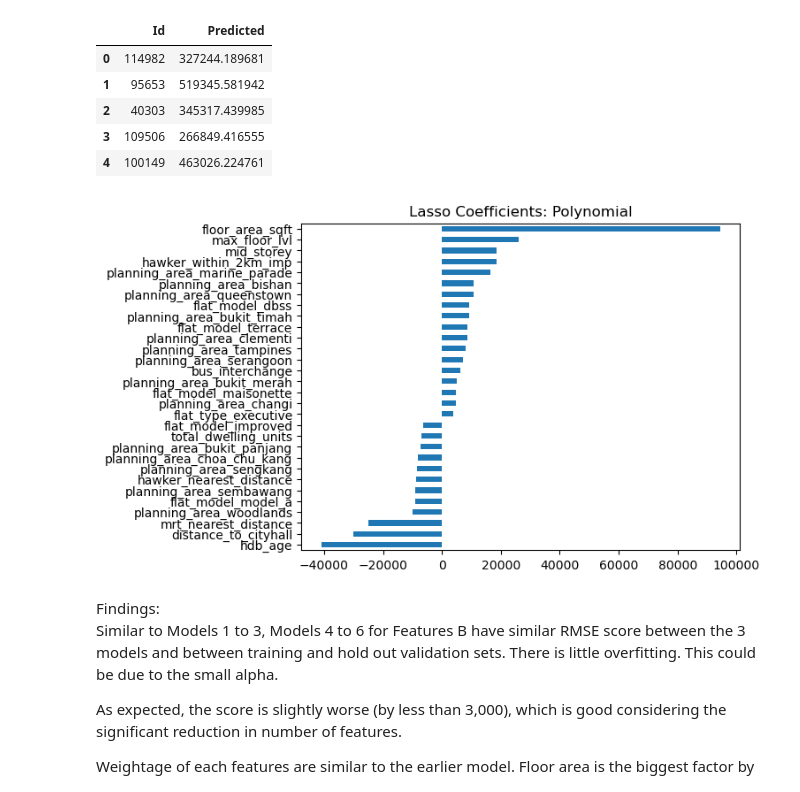
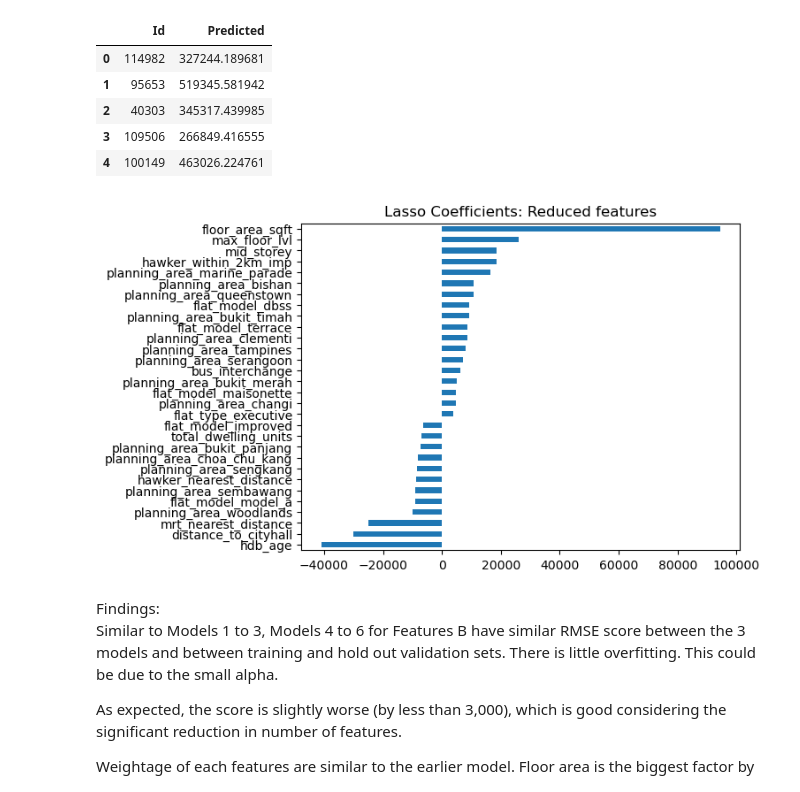
Before and after one commit to chanhaosheng/project-submissions, a Jupyter notebook: project_2/project_2_part2.ipynb, the cells around one changed output. Drawn from its saved outputs; the diff is of its cells as text; code cells hidden in the pictures.

```diff
--- a/project_2/project_2_part2.ipynb
+++ b/project_2/project_2_part2.ipynb
@@ -141,6 +141,8 @@ For linear regression and lasso, we will use a 10 folds cross validation for the
 Evaluation will be based on root mean square error (RMSE) score while taking into consideration the number of features used.
 # %%
 # Create a function to to obtain the RMSE and alpha if applicable, based on given scaled train and validation sets
+summary_rmse = []
+
 
 def rmse_model(X_train, X_val, y_train, y_val, model, feature, cv_input): # for model: to input 'lr'/'ridge'/'lasso'
     if model == 'lr':
@@ -160,12 +162,21 @@ def rmse_model(X_train, X_val, y_train, y_val, model, feature, cv_input): # for
     coef = model_input.coef_
 
     print(f"{feature} / {model.upper()} RMSE train: {round(model_rmse.mean(), 2)}")
+    summary_rmse.append(f"{feature} / {model.upper()} RMSE train: {round(model_rmse.mean(), 2)}")
+
     print(f"{feature} / {model.upper()} RMSE val: {round(model_rmse_val, 2)}")
+    summary_rmse.append(f"{feature} / {model.upper()} RMSE val: {round(model_rmse_val, 2)}")
 
     if model in ('ridge', 'lasso'):
         print(f"best alpha: {round(model_input.alpha_,2)}")
+        summary_rmse.append(f"best alpha: {round(model_input.alpha_,2)}")
 
     return (model_input, coef)
+# %%
+# Create a function to to obtain the RMSE and alpha if applicable, based on given scaled train and validation sets
+def coef_plot(model_coef, input_feature, input_title):
+    pd.Series(model_coef, index=input_feature).sort_values().plot.barh()
+    plt.title(input_title);
 # %%
 # Store resale_price as y
 y = flats['resale_price']
@@ -549,12 +560,10 @@ test_predict_2.head()
 # Export to csv
 test_predict_2.to_csv('datasets/predict/test_predict_2.csv', index=False)
 # %%
-# Filter to narrow down to top 30 features and sorted
-pd.Series(lasso_2_coef, index=features_b).sort_values().plot.barh()
-
-plt.title("Lasso Coefficients: Polynomial");
+# Plot coef to compare
+coef_plot(lasso_2_coef, features_b, "Lasso Coefficients: Reduced features")
 # %% [output]
-[figure, old version]
+[figure, new version]
 # %% [markdown]
 Findings: <br>
 Similar to Models 1 to 3, Models 4 to 6 for Features B have similar RMSE score between the 3 models and between training and hold out validation sets. There is little overfitting. This could be due to the small alpha.
```
Also changed, not shown: parts of 3 cells of this notebook, 1 other file.
